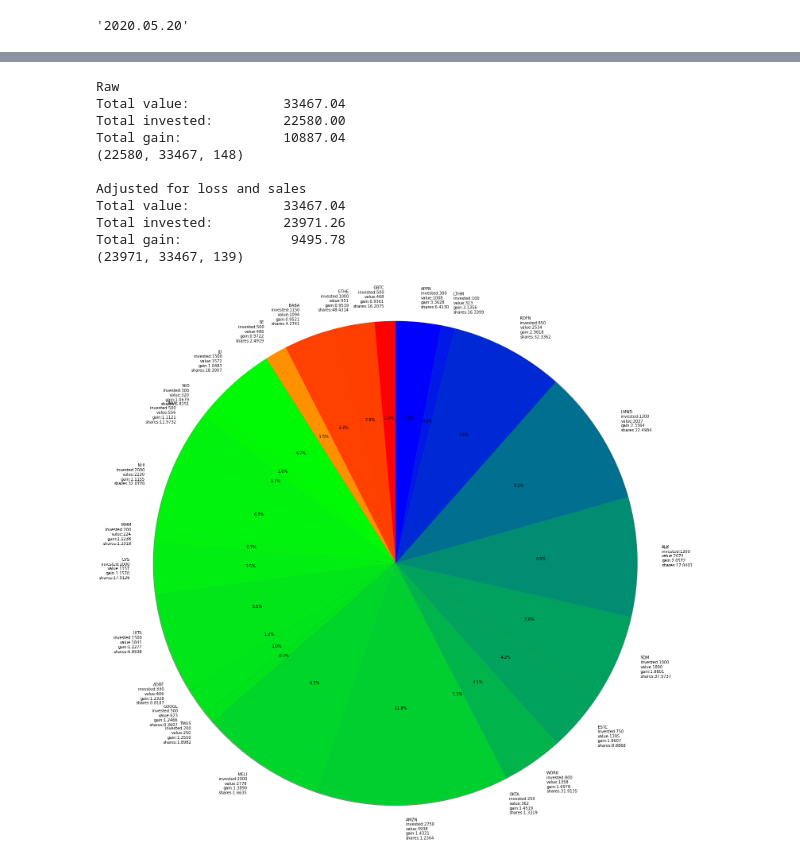
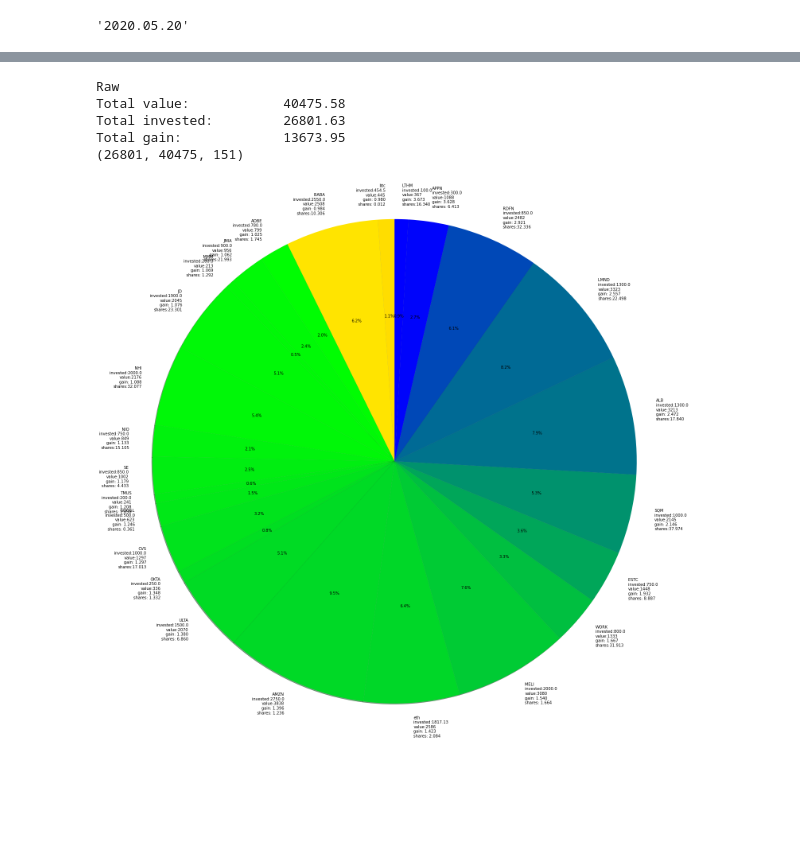
Before and after one commit to dgsprous0808/stockportfolio, a Jupyter notebook: stockportfolio_workbook_rev.ipynb, the cells around one changed output, grey strips where cells are left out. Saved outputs shown, nothing was run; the diff lists cells and outputs as text; code cells hidden in the pictures; blank space fills up the shorter version.

```diff
--- a/stockportfolio_workbook_rev.ipynb
+++ b/stockportfolio_workbook_rev.ipynb
@@ -331,0 +433,4 @@ sold = {
+# %%
+coin, rate, crypto_dict = 'eth', 1240.71, cryptocurrency
+eth_ = count_crypto( coin, rate, crypto_dict)
+eth_
@@ -331,0 +449,4 @@ sold = {
+# %%
+coin, rate, crypto_dict = 'btc', 35940, cryptocurrency
+btc_ = count_crypto( coin, rate, crypto_dict)
+btc_
@@ -417,6 +548,33 @@ for tik in total:
     last_invested.append(tik['last_investment'])
     investments_made.append(tik['investments_made'])
 
+# special handling for crypto:
+tik = eth_
+labels.append(tik['symbol'])
+val_.append(tik['value'])
+inv_.append(tik['invested'])
+gain_.append(tik['gain'])
+shares.append(tik['shares'])
+close.append(tik['close'])
+area.append(tik['area'])
+sector.append(tik['sector'])
+first_invested.append(tik['first_invested'])
+last_invested.append(tik['last_invested'])
+investments_made.append(tik['investments_made'])
+
+tik = btc_
+labels.append(tik['symbol'])
+val_.append(tik['value'])
+inv_.append(tik['invested'])
+gain_.append(tik['gain'])
+shares.append(tik['shares'])
+close.append(tik['close'])
+area.append(tik['area'])
+sector.append(tik['sector'])
+first_invested.append(tik['first_invested'])
+last_invested.append(tik['last_invested'])
+investments_made.append(tik['investments_made'])
+
 # print((outlay,value,value/outlay))
 import pandas as pd
 
@@ -434,7 +592,7 @@ df = pd.DataFrame.from_dict({'symbol':labels,
                             }).sort_values(by=['gain'])
 
 df['percentage_invested'] = df.invested/sum(df.invested)
-df['percentage_value'] = df.value/sum(df.value)
+df['percentage_value'] = 100*df.value/sum(df.value)
 df['cp'] = df['invested']/df['shares']
 
 fields = ['symbol','gain','invested','value','shares','close','cp','percentage_value']
@@ -509,44 +689,38 @@ cash = 1275.02
 i = i + tesla_invested + att_invested + intel_invested - reinvested - cash
 g = v/i
 
-print('\nAdjusted for loss and sales')
-print('Total value: \t\t{:8.2f}\nTotal invested: \t{:8.2f}\nTotal gain: \t\t{:8.2f}'.format(
-    v,
-    i,
-    (v-i)
-    )
-)
+#print('\nAdjusted for loss and sales')
+#print('Total value: \t\t{:8.2f}\nTotal invested: \t{:8.2f}\nTotal gain: \t\t{:8.2f}'.format(
+#    v,
+#    i,
+#    (v-i)
+#    )
+#)
 
-print((int(i),int(v),int(g*100)))
+# print((int(i),int(v),int(g*100)))
 # %% [output]
 Raw
-Total value:            33467.04
-Total invested:         22580.00
-Total gain:             10887.04
-(22580, 33467, 148)
-
-Adjusted for loss and sales
-Total value:            33467.04
-Total invested:         23971.26
-Total gain:              9495.78
-(23971, 33467, 139)
+Total value:            40475.58
+Total invested:         26801.63
+Total gain:             13673.95
+(26801, 40475, 151)
 # %%
 def mklab(s1,s2,s3,s4,s5):
-    return '{0}\ninvested:{1}\nvalue:{2}\ngain:{3:6.4f}\nshares:{4:6.4f}'.format(s1,s2,int(s3),s4,s5)
+    return '{0}\ninvested:{1}\nvalue:{2}\ngain:{3:6.3f}\nshares:{4:6.3f}'.format(s1,s2,int(s3),s4,s5)
 # %%
 fig1, ax1 = plt.subplots()
 df = df.sort_values(by=['gain'])
 # rgb_gain(df.gain,0.8,0.95,2)
-mn = min( min(df.gain), 0.95)
+mn = min( min(df.gain), 0.85)
 mx = max( max(df.gain), 3)
 label_ = list( map( mklab, df.symbol, df.invested, df.value, df.gain, df.shares) )
 ax1.pie(df.value, labels=label_, autopct='%1.1f%%', shadow=True, radius=7, startangle=90, \
         colors=rgb_gain(df.gain,mn,1.0,mx) )
 #ax1.axis('equal')  # Equal aspect ratio ensures that pie is drawn as a circle.
 
 plt.show()
 # %% [output]
-[figure, old version]
+[figure, new version]
 # %%
 fig1, ax1 = plt.subplots()
 df = df.sort_values(by=['value'])
```
Also changed, not shown: parts of 12 cells of this notebook.
